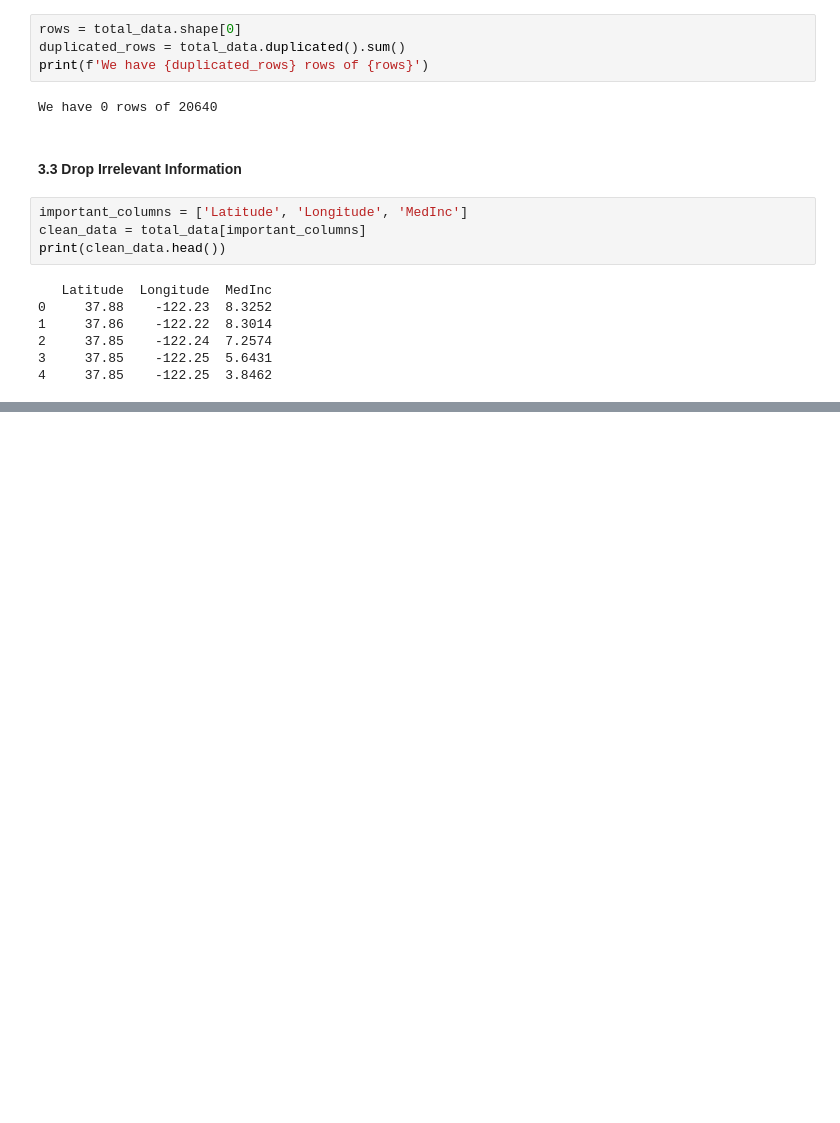
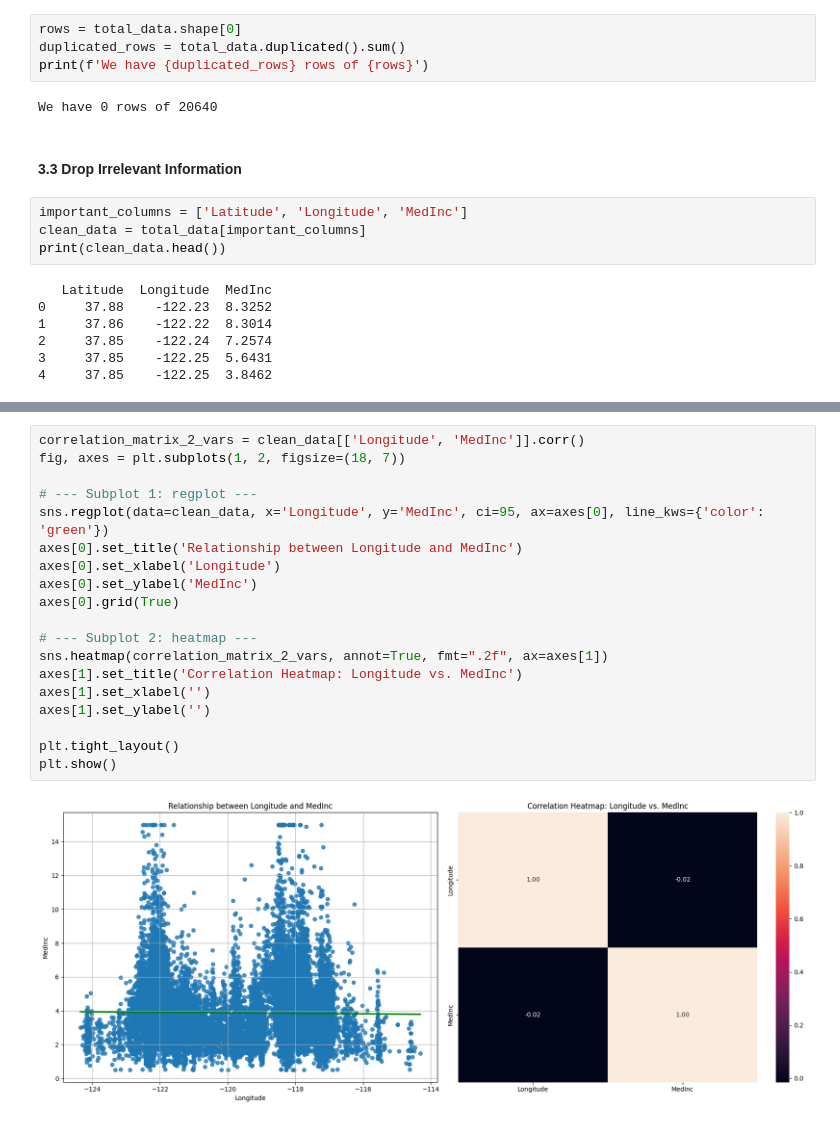
Before and after one commit to 4GeeksAcademy/danielpaez-dev-k-means, a Jupyter notebook: src/explore.ipynb, the cells around one changed output, grey strips where cells are left out. Cells and saved outputs as stored; diff of their text form; blank space fills up the shorter version.

```diff
--- a/src/explore.ipynb
+++ b/src/explore.ipynb
@@ -126,0 +243,21 @@ print(clean_data.head())
+# %%
+correlation_matrix_2_vars = clean_data[['Longitude', 'MedInc']].corr()
+fig, axes = plt.subplots(1, 2, figsize=(18, 7))
+
+# --- Subplot 1: regplot ---
+sns.regplot(data=clean_data, x='Longitude', y='MedInc', ci=95, ax=axes[0], line_kws={'color': 'green'})
+axes[0].set_title('Relationship between Longitude and MedInc')
+axes[0].set_xlabel('Longitude')
+axes[0].set_ylabel('MedInc')
+axes[0].grid(True)
+
+# --- Subplot 2: heatmap ---
+sns.heatmap(correlation_matrix_2_vars, annot=True, fmt=".2f", ax=axes[1])
+axes[1].set_title('Correlation Heatmap: Longitude vs. MedInc')
+axes[1].set_xlabel('')
+axes[1].set_ylabel('')
+
+plt.tight_layout()
+plt.show()
+# %% [output]
+[figure, added]
```
Also changed, not shown: parts of 15 cells of this notebook.
